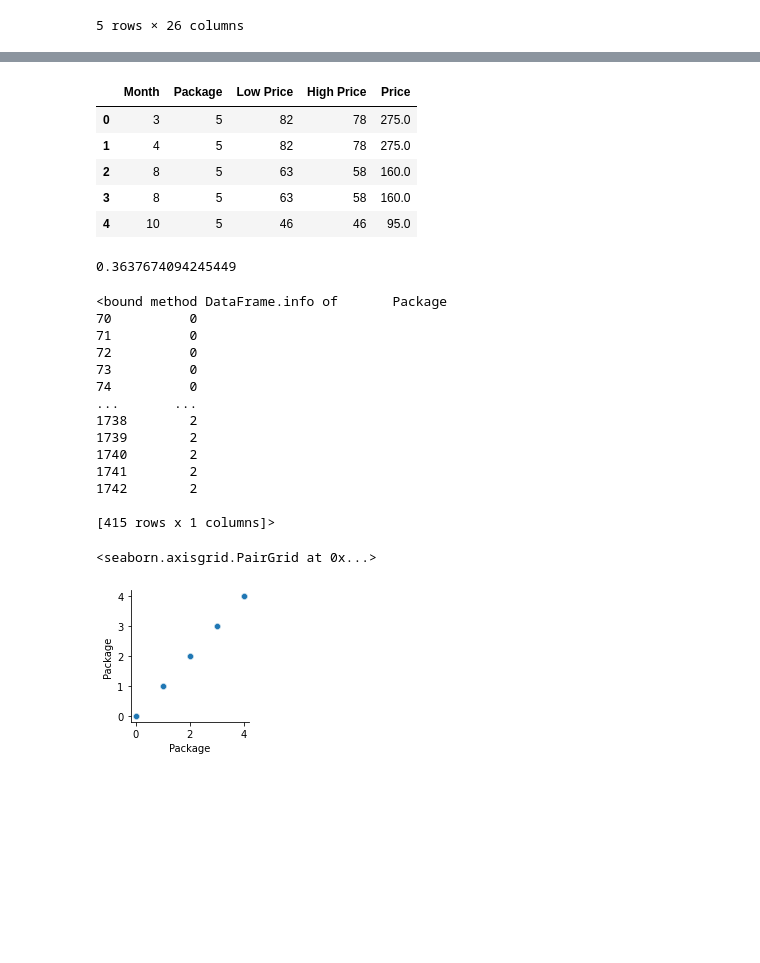
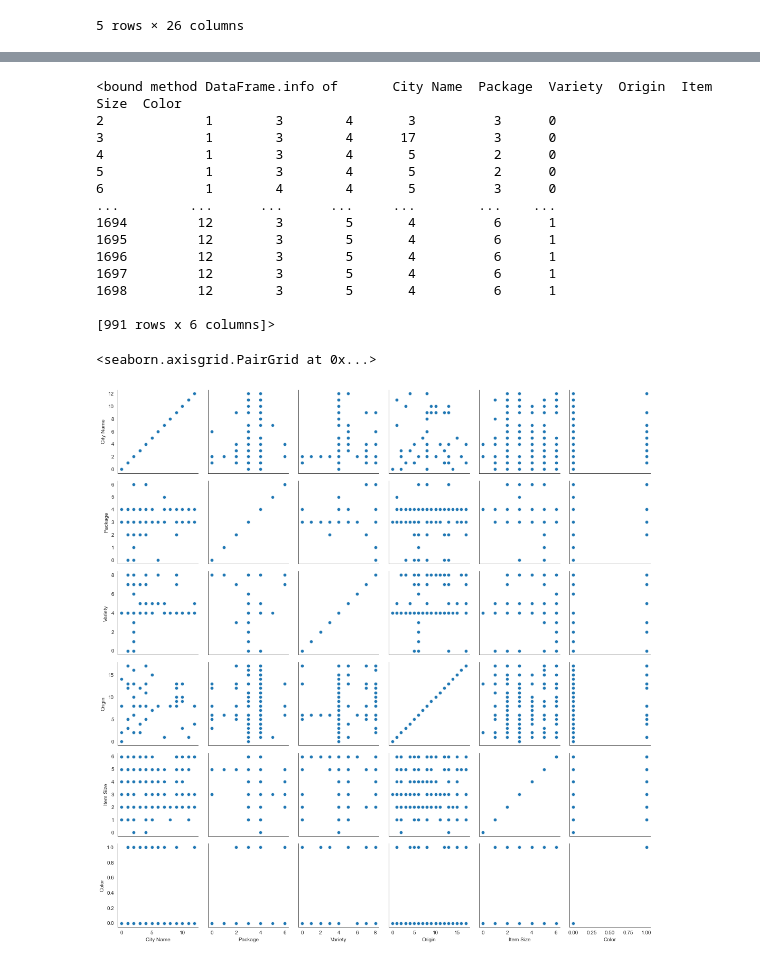
Before and after one commit to flegaspi700/my-projects, a Jupyter notebook: Azure/Data Science/012-Pumpkins.ipynb, the cells around one changed output, grey strips where cells are left out. Drawn from its saved outputs; the diff is of its cells as text; code cells hidden in the pictures; blank space fills up the shorter version.

Commit message:
Pumpkins

```diff
--- a/Azure/Data Science/012-Pumpkins.ipynb
+++ b/Azure/Data Science/012-Pumpkins.ipynb
@@ -33,3 +12,0 @@ dtype: int64
-# %%
-new_columns = ['Package', 'Month', 'Low Price', 'High Price', 'Date']
-pumpkins = pumpkins.drop([c for c in pumpkins.columns if c not in new_columns], axis=1)
@@ -66,2 +12,0 @@ new_pumpkins.head()
-# %%
-pumpkins = pumpkins[pumpkins['Package'].str.contains('bushel', case=True, regex=True)]
@@ -83,6 +12,0 @@ import matplotlib.pyplot as plt
-# %%
-price = new_pumpkins.Price
-month = new_pumpkins.Month
-plt.rcParams['figure.facecolor'] = 'white'
-plt.scatter(price, month)
-plt.show()
@@ -101,13 +12,0 @@ new_pumpkins.iloc[:, 0:-1] = new_pumpkins.iloc[:, 0:-1].apply(LabelEncoder().fit
-# %%
-new_pumpkins.head()
-# %% [output]
-|  | Month | Package | Low Price | High Price | Price |
-| 0 | 3 | 5 | 82 | 78 | 275.0 |
-| 1 | 4 | 5 | 82 | 78 | 275.0 |
-| 2 | 8 | 5 | 63 | 58 | 160.0 |
-| 3 | 8 | 5 | 63 | 58 | 160.0 |
-| 4 | 10 | 5 | 46 | 46 | 95.0 |
-# %%
-print(new_pumpkins['Package'].corr(new_pumpkins['Price']))
-# %% [output]
-0.3637674094245449
@@ -127,25 +23,26 @@ new_pumpkins = new_pumpkins.apply(LabelEncoder().fit_transform)
 # %%
 new_pumpkins.info
 # %% [output]
-<bound method DataFrame.info of       Package
-70          0
-71          0
-72          0
-73          0
-74          0
-...       ...
-1738        2
-1739        2
-1740        2
-1741        2
-1742        2
+<bound method DataFrame.info of       City Name  Package  Variety  Origin  Item Size  Color
+2             1        3        4       3          3      0
+3             1        3        4      17          3      0
+4             1        3        4       5          2      0
+5             1        3        4       5          2      0
+6             1        4        4       5          3      0
+...         ...      ...      ...     ...        ...    ...
+1694         12        3        5       4          6      1
+1695         12        3        5       4          6      1
+1696         12        3        5       4          6      1
+1697         12        3        5       4          6      1
+1698         12        3        5       4          6      1
 
-[415 rows x 1 columns]>
+[991 rows x 6 columns]>
 # %%
 import seaborn as sns
+sns.set_style('white')
 
 g = sns.PairGrid(new_pumpkins)
 g.map(sns.scatterplot)
 # %% [output]
 <seaborn.axisgrid.PairGrid at 0x...>
-[figure, old version]
+[figure, new version]
```
Also changed, not shown: parts of 19 cells of this notebook.
